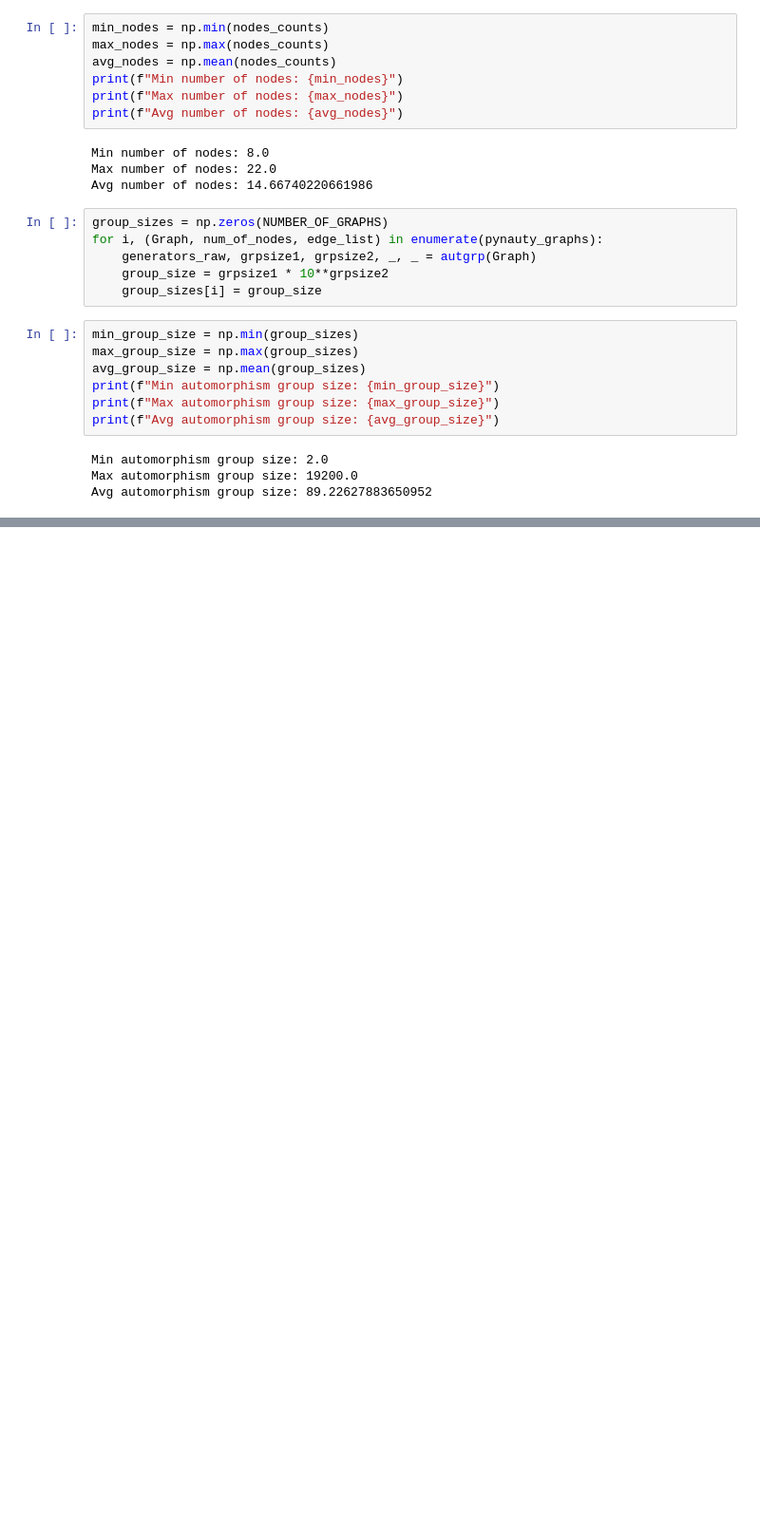
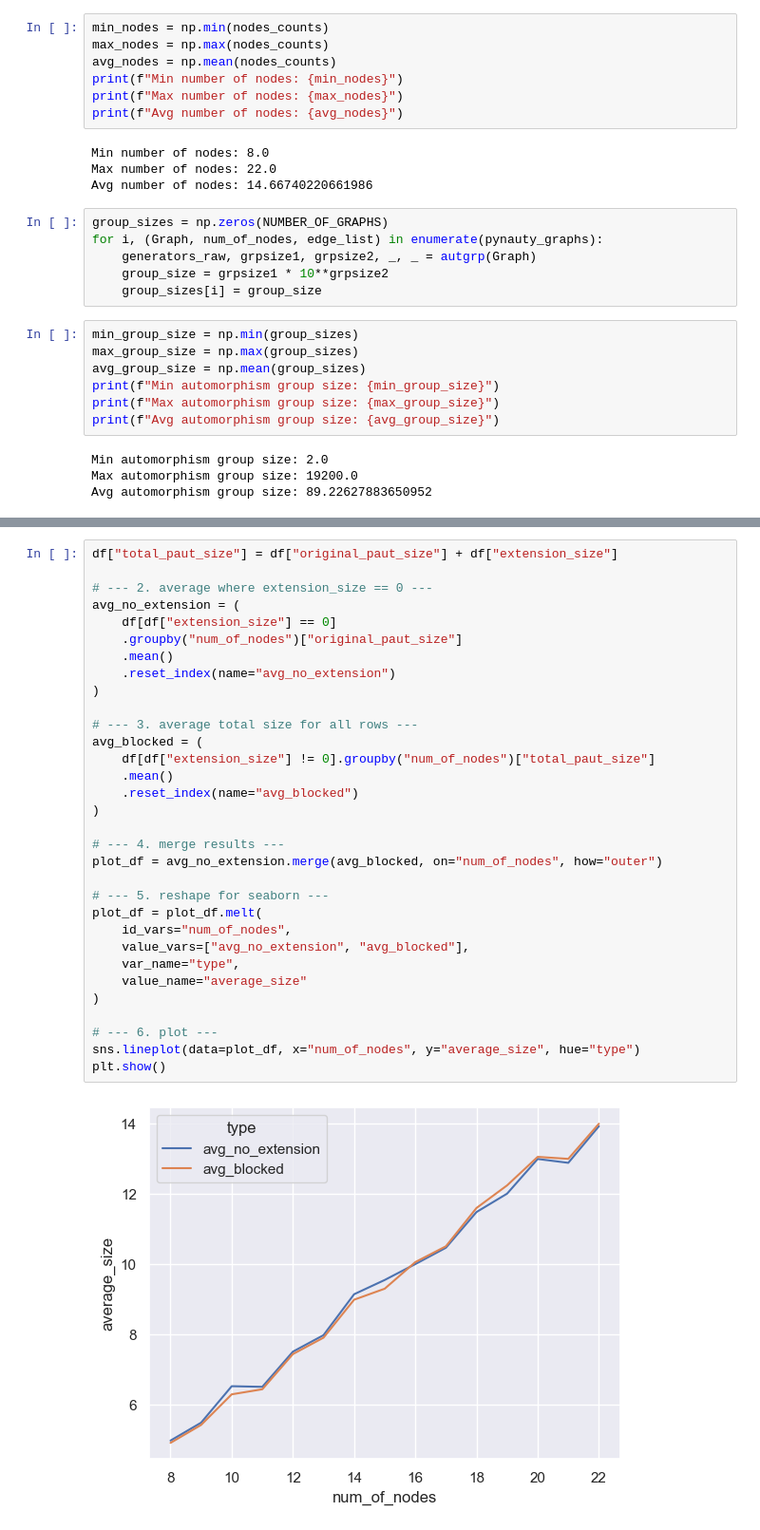
Before and after one commit to rivalxy/gnn-graph-theory, a Jupyter notebook: dataset/stats.ipynb, the cells around one changed output, grey strips where cells are left out. Shown at 95% size. Saved outputs shown, nothing was run; the diff lists cells and outputs as text; blank space fills up the shorter version.

```diff
--- a/dataset/stats.ipynb
+++ b/dataset/stats.ipynb
@@ -71,0 +72,34 @@ Avg extension size: 2.1620741016570473
+# %%
+df["total_paut_size"] = df["original_paut_size"] + df["extension_size"]
+
+# --- 2. average where extension_size == 0 ---
+avg_no_extension = (
+    df[df["extension_size"] == 0]
+    .groupby("num_of_nodes")["original_paut_size"]
+    .mean()
+    .reset_index(name="avg_no_extension")
+)
+
+# --- 3. average total size for all rows ---
+avg_blocked = (
+    df[df["extension_size"] != 0].groupby("num_of_nodes")["total_paut_size"]
+    .mean()
+    .reset_index(name="avg_blocked")
+)
+
+# --- 4. merge results ---
+plot_df = avg_no_extension.merge(avg_blocked, on="num_of_nodes", how="outer")
+
+# --- 5. reshape for seaborn ---
+plot_df = plot_df.melt(
+    id_vars="num_of_nodes",
+    value_vars=["avg_no_extension", "avg_blocked"],
+    var_name="type",
+    value_name="average_size"
+)
+
+# --- 6. plot ---
+sns.lineplot(data=plot_df, x="num_of_nodes", y="average_size", hue="type")
+plt.show()
+# %% [output]
+[figure, added]
```
Also changed, not shown: parts of 2 cells of this notebook.
